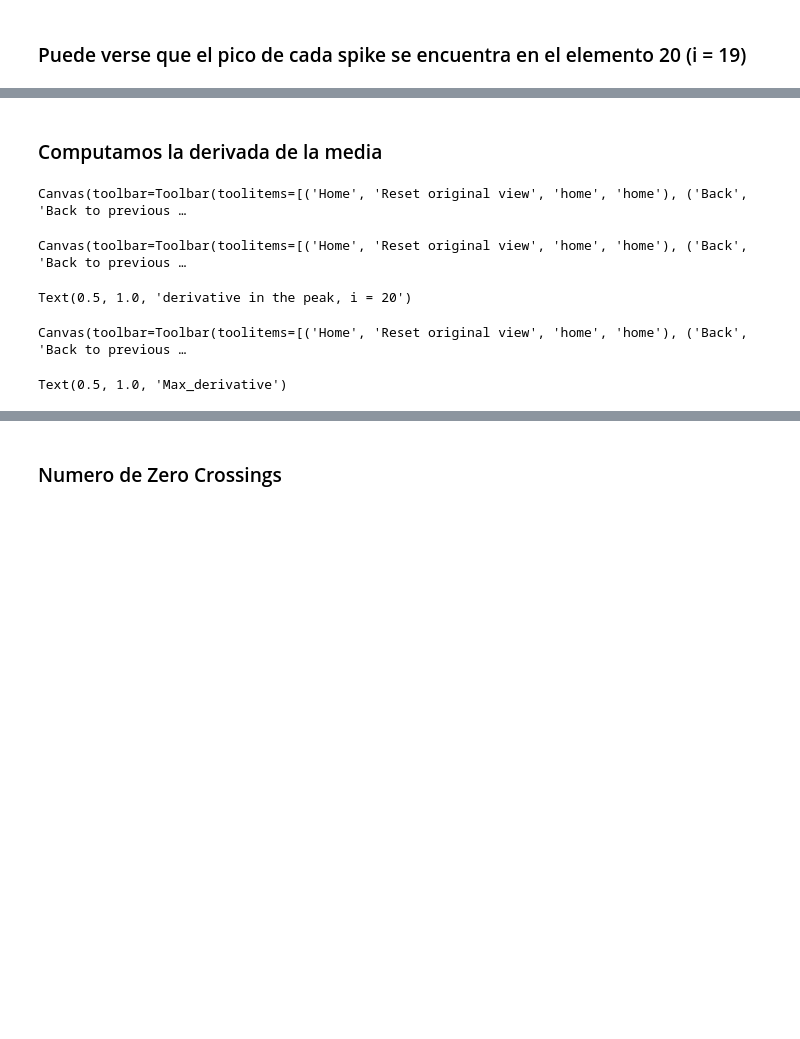
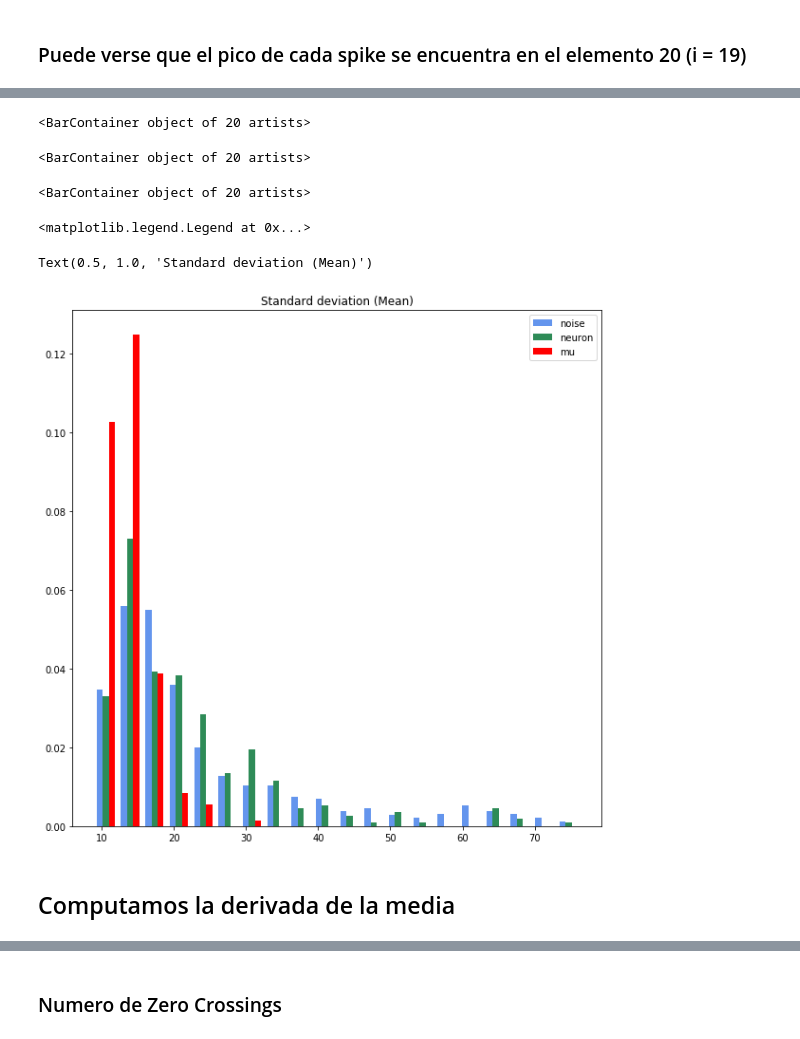
Before and after one commit to Naroloal/Noise-neuron-discriminator, a Jupyter notebook: Analisis_data_all_sessions_cleaned.ipynb, the cells around one changed output, grey strips where cells are left out. Drawn from its saved outputs; the diff is of its cells as text; code cells hidden in the pictures; blank space fills up the shorter version.

```diff
--- a/Analisis_data_all_sessions_cleaned.ipynb
+++ b/Analisis_data_all_sessions_cleaned.ipynb
@@ -72,30 +141,26 @@ Text(0.5, 1.0, 'Mean of Std')
+# %%
+fig, ax = plt.subplots(figsize = (10,10))
+neuron_heights,neuron_bins = np.histogram(data[data.bNoise == 0].MeanSTD,bins = 20)
+noise_heights,noise_bins = np.histogram(data[data.bNoise == 1].MeanSTD,bins = neuron_bins)
+mu_heights,mu_bins = np.histogram(data[data.bNoise == 2].MeanSTD,bins = neuron_bins)
+
+neuron_heights = neuron_heights/(sum(neuron_heights)*width)
+noise_heights = noise_heights/(sum(noise_heights)*width)
+mu_heights = mu_heights/(sum(mu_heights)*width)
+
+width = (noise_bins[1] - noise_bins[0])/4
+
+ax.bar(noise_bins[:-1], noise_heights, width=width, facecolor='cornflowerblue',label = "noise")
+ax.bar(neuron_bins[:-1]+width, neuron_heights, width=width, facecolor='seagreen',label = "neuron")
+ax.bar(neuron_bins[:-1]+2*width, mu_heights, width=width, facecolor='red',label = "mu")
+plt.legend()
+plt.title("Standard deviation (Mean)")
+# %% [output]
+<BarContainer object of 20 artists>
+<BarContainer object of 20 artists>
+<BarContainer object of 20 artists>
+<matplotlib.legend.Legend at 0x...>
+Text(0.5, 1.0, 'Standard deviation (Mean)')
+[figure, added]
 # %% [markdown]
-### Computamos la derivada de la media
+## Computamos la derivada de la media
-# %%
-i = 20
-plt.figure()
-data['derivative_peak'] = data.Mean.apply(lambda row: np.gradient(row)[i])
-data[data.bNoise == 1].derivative_peak.hist(bins = 50)
-plt.figure()
-
-data[data.bNoise == 0].derivative_peak.hist(bins = 50)
-data[data.bNoise == 2].derivative_peak.hist(bins = 50)
-plt.legend(['Noise','Neuron','MU'])
-plt.title('derivative in the peak, i = {}'.format(i))
-plt.xlim(-20,)
-# %% [output]
-Canvas(toolbar=Toolbar(toolitems=[('Home', 'Reset original view', 'home', 'home'), ('Back', 'Back to previous …
-Canvas(toolbar=Toolbar(toolitems=[('Home', 'Reset original view', 'home', 'home'), ('Back', 'Back to previous …
-Text(0.5, 1.0, 'derivative in the peak, i = 20')
-# %%
-
-plt.figure()
-data['derivative_max'] = data.Mean.apply(lambda row: max(np.gradient(row)))
-data[data.bNoise == 1].derivative_max.hist(bins = 50)
-data[data.bNoise == 0].derivative_max.hist(bins = 50)
-data[data.bNoise == 2].derivative_max.hist(bins = 50)
-plt.legend(['Noise','Neuron','MU'])
-plt.title('Max_derivative'.format(i))
-# %% [output]
-Canvas(toolbar=Toolbar(toolitems=[('Home', 'Reset original view', 'home', 'home'), ('Back', 'Back to previous …
-Text(0.5, 1.0, 'Max_derivative')
```
Also changed, not shown: parts of 67 cells of this notebook, 12 other files.
